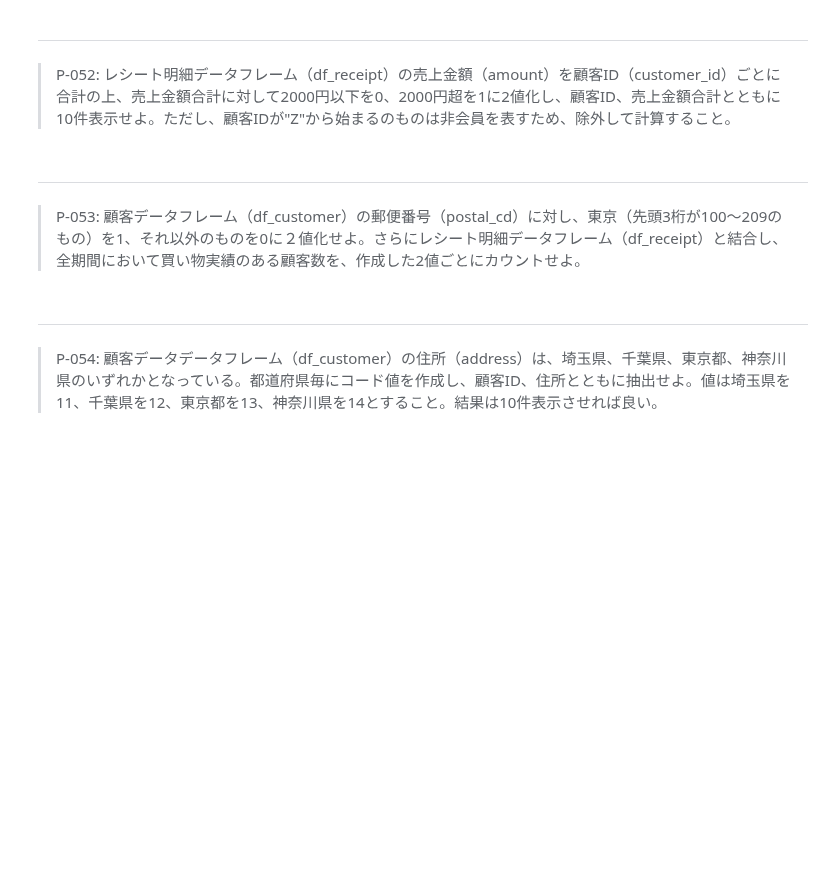
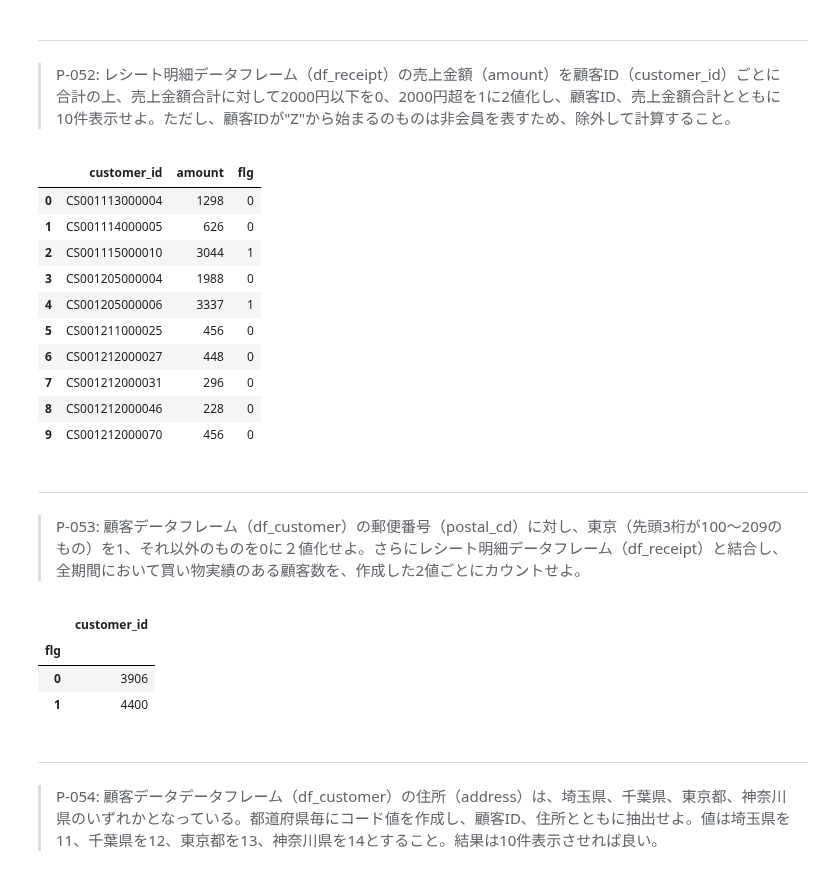
Before and after one commit to yohata1013/koan, a Jupyter notebook: 100knock/submit/yukario/100_knock_Python(yukario).ipynb, the cells around one changed output. Cells and saved outputs as stored; diff of their text form; code cells hidden in the pictures; blank space fills up the shorter version.

```diff
--- a/100knock/submit/yukario/100_knock_Python(yukario).ipynb
+++ b/100knock/submit/yukario/100_knock_Python(yukario).ipynb
@@ -1091,9 +1157,48 @@ df50[['receipt_no','receipt_sub_no','sales_epoch']].head(10)
 # %% [markdown]
 ---
 > P-052: レシート明細データフレーム（df_receipt）の売上金額（amount）を顧客ID（customer_id）ごとに合計の上、売上金額合計に対して2000円以下を0、2000円超を1に2値化し、顧客ID、売上金額合計とともに10件表示せよ。ただし、顧客IDが"Z"から始まるのものは非会員を表すため、除外して計算すること。
+# %%
+df52=df_receipt.copy()
+df52_1=df52.groupby('customer_id').amount.sum().reset_index()
+
+#フラグ用のカラムを追加
+df52_2=df52_1.assign(flg=0)
+
+#カラムを0と1に分類
+df52_2['flg'] = df52_2['amount'].apply(lambda x: 1 if x > 2000 else 0)
+
+#Zの顧客を除外
+df52_3=df52_2[~df52_2['customer_id'].str.startswith("Z")]
+
+df52_3.head(10)
+# %% [output]
+|  | customer_id | amount | flg |
+| 0 | CS001113000004 | 1298 | 0 |
+| 1 | CS001114000005 | 626 | 0 |
+| 2 | CS001115000010 | 3044 | 1 |
+| 3 | CS001205000004 | 1988 | 0 |
+| 4 | CS001205000006 | 3337 | 1 |
+| 5 | CS001211000025 | 456 | 0 |
+| 6 | CS001212000027 | 448 | 0 |
+| 7 | CS001212000031 | 296 | 0 |
+| 8 | CS001212000046 | 228 | 0 |
+| 9 | CS001212000070 | 456 | 0 |
 # %% [markdown]
 ---
 > P-053: 顧客データフレーム（df_customer）の郵便番号（postal_cd）に対し、東京（先頭3桁が100〜209のもの）を1、それ以外のものを0に２値化せよ。さらにレシート明細データフレーム（df_receipt）と結合し、全期間において買い物実績のある顧客数を、作成した2値ごとにカウントせよ。
+# %%
+df53_1=df_customer.copy()
+
+#フラグ用のカラムを追加
+df53_2=df53_1.assign(flg=0)
+df53_2['flg'] = df53_2['postal_cd'].apply(lambda x: 1 if 100 <= int(x[0:3]) <=209 else 0)
+
+pd.merge(df53_2, df_receipt, on='customer_id', how='inner').groupby('flg').agg({'customer_id': 'nunique'})
+# %% [output]
+|  | customer_id |
+| flg |  |
+| 0 | 3906 |
+| 1 | 4400 |
 # %% [markdown]
 ---
 > P-054: 顧客データデータフレーム（df_customer）の住所（address）は、埼玉県、千葉県、東京都、神奈川県のいずれかとなっている。都道府県毎にコード値を作成し、顧客ID、住所とともに抽出せよ。値は埼玉県を11、千葉県を12、東京都を13、神奈川県を14とすること。結果は10件表示させれば良い。
```
Also changed, not shown: parts of 12 cells of this notebook.
